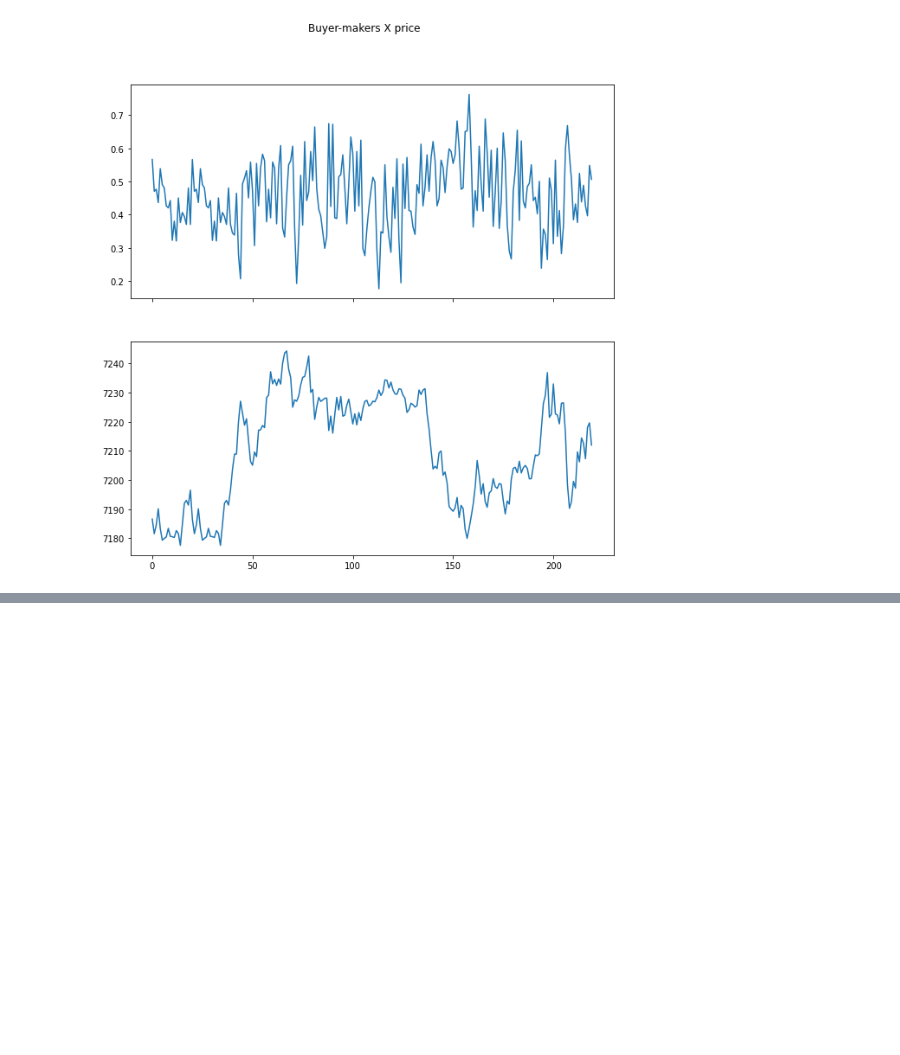
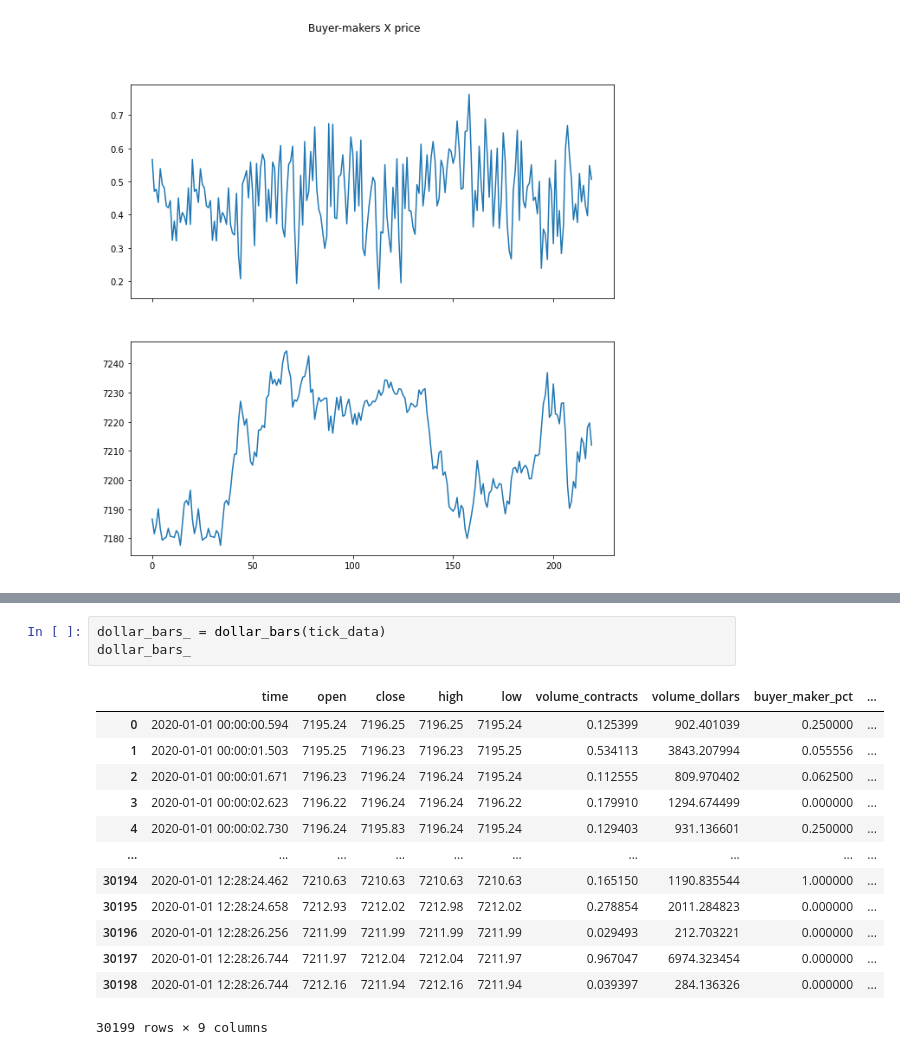
Before and after one commit to victorvalentee/finlib, a Jupyter notebook: test.ipynb, the cells around one changed output, grey strips where cells are left out. Drawn from its saved outputs; the diff is of its cells as text; blank space fills up the shorter version.

```diff
--- a/test.ipynb
+++ b/test.ipynb
@@ -72,0 +91,17 @@ plt.show()
+# %%
+dollar_bars_ = dollar_bars(tick_data)
+dollar_bars_
+# %% [output]
+|  | time | open | close | high | low | volume_contracts | volume_dollars | buyer_maker_pct | ... |
+| 0 | 2020-01-01 00:00:00.594 | 7195.24 | 7196.25 | 7196.25 | 7195.24 | 0.125399 | 902.401039 | 0.250000 | ... |
+| 1 | 2020-01-01 00:00:01.503 | 7195.25 | 7196.23 | 7196.23 | 7195.25 | 0.534113 | 3843.207994 | 0.055556 | ... |
+| 2 | 2020-01-01 00:00:01.671 | 7196.23 | 7196.24 | 7196.24 | 7195.24 | 0.112555 | 809.970402 | 0.062500 | ... |
+| 3 | 2020-01-01 00:00:02.623 | 7196.22 | 7196.24 | 7196.24 | 7196.22 | 0.179910 | 1294.674499 | 0.000000 | ... |
+| 4 | 2020-01-01 00:00:02.730 | 7196.24 | 7195.83 | 7196.24 | 7195.24 | 0.129403 | 931.136601 | 0.250000 | ... |
+| ... | ... | ... | ... | ... | ... | ... | ... | ... | ... |
+| 30194 | 2020-01-01 12:28:24.462 | 7210.63 | 7210.63 | 7210.63 | 7210.63 | 0.165150 | 1190.835544 | 1.000000 | ... |
+| 30195 | 2020-01-01 12:28:24.658 | 7212.93 | 7212.02 | 7212.98 | 7212.02 | 0.278854 | 2011.284823 | 0.000000 | ... |
+| 30196 | 2020-01-01 12:28:26.256 | 7211.99 | 7211.99 | 7211.99 | 7211.99 | 0.029493 | 212.703221 | 0.000000 | ... |
+| 30197 | 2020-01-01 12:28:26.744 | 7211.97 | 7212.04 | 7212.04 | 7211.97 | 0.967047 | 6974.323454 | 0.000000 | ... |
+| 30198 | 2020-01-01 12:28:26.744 | 7212.16 | 7211.94 | 7212.16 | 7211.94 | 0.039397 | 284.136326 | 0.000000 | ... |
+30199 rows × 9 columns
```
Also changed, not shown: parts of 6 cells of this notebook, 1 other file.
